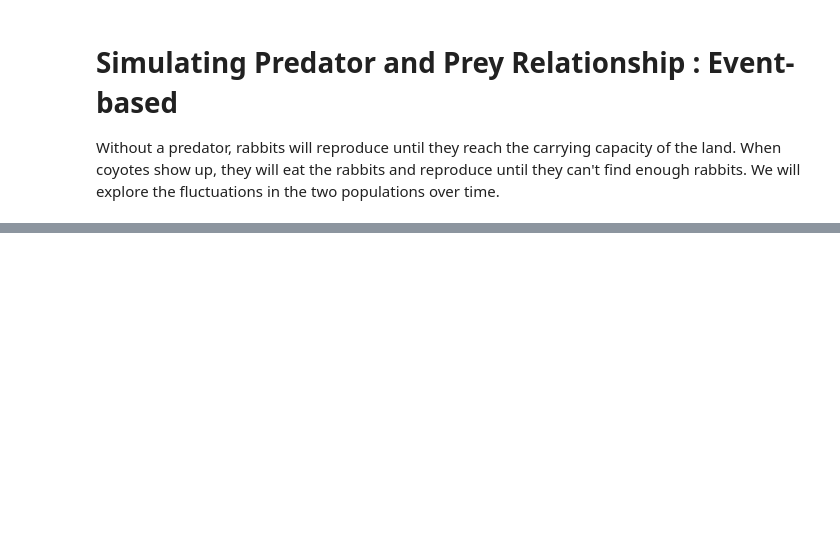
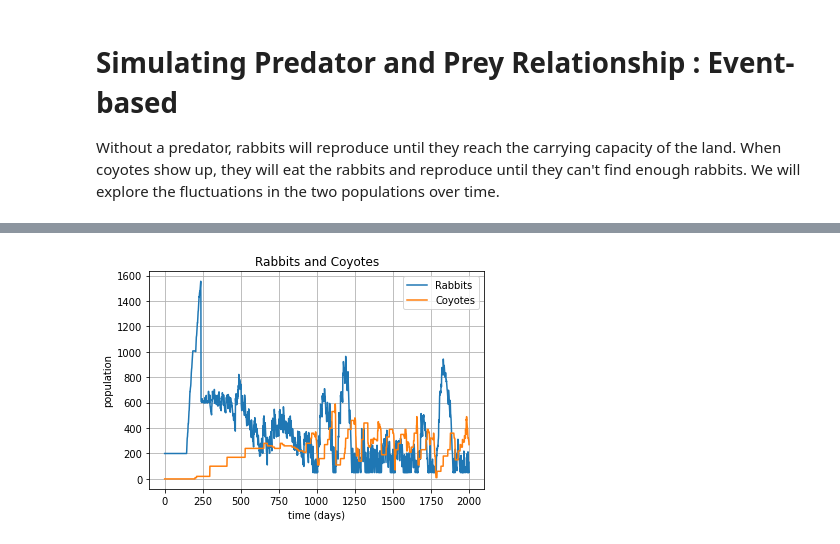
Before and after one commit to hillegass/complex-sim, a Jupyter notebook: src/event-based.ipynb, the cells around one changed output, grey strips where cells are left out. Drawn from its saved outputs; the diff is of its cells as text; code cells hidden in the pictures; blank space fills up the shorter version.

```diff
--- a/src/event-based.ipynb
+++ b/src/event-based.ipynb
@@ -915,0 +375,33 @@ FloatText(value=0.03, description='coyote_birth_rate', style=DescriptionStyle(de
+# %%
+import matplotlib.pyplot as plt
+
+%matplotlib inline
+import numpy as np
+world = CoyoteWorld()
+
+current_day = 0
+
+# A lightly grazed meadow
+grass = 100000
+rabbits = []
+coyotes = []
+grass_per_rabbit_day = 6
+
+create_initial_rabbits(world)
+create_initial_coyotes(world)
+
+total_days = 2000
+stats = np.zeros((total_days, 3))
+while current_day < total_days:
+    world.process(stats)
+
+fig = plt.figure()
+ax = fig.add_subplot(111)
+ax.plot(stats[:,1], label ='Rabbits')
+ax.plot(stats[:,2] * 10, label = 'Coyotes')
+ax.set(xlabel='time (days)', ylabel='population',
+       title='Rabbits and Coyotes')
+ax.legend()
+ax.grid()
+# %% [output]
+[figure, added]
```
Also changed, not shown: parts of 17 cells of this notebook.
